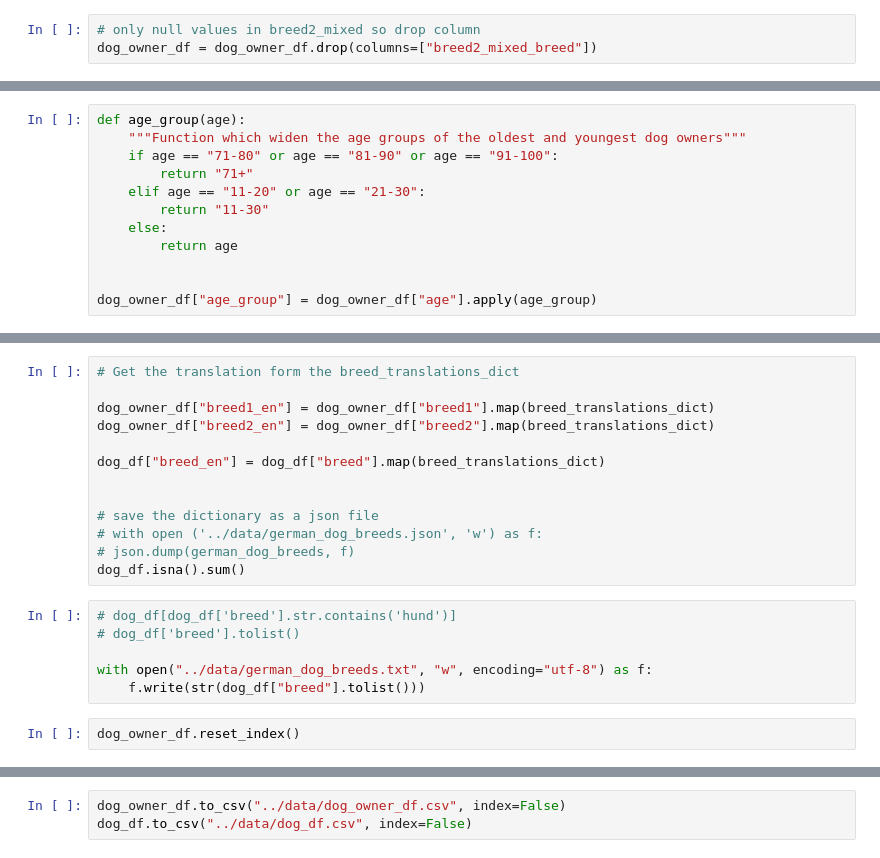
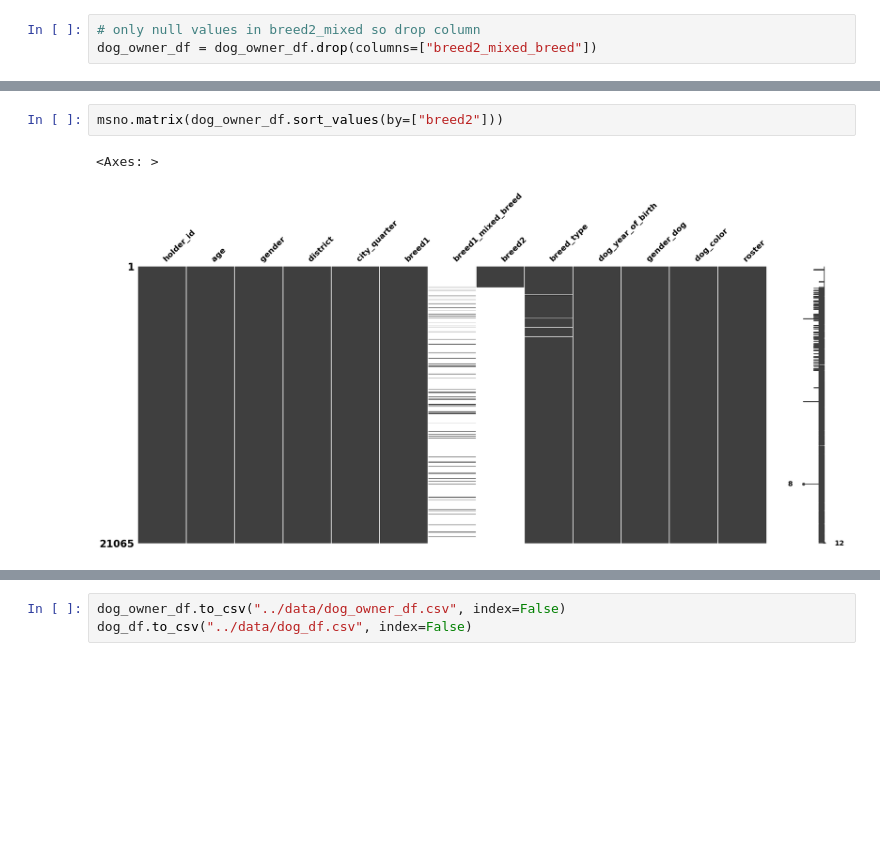
Before and after one commit to jonnross88/Springboard, a Jupyter notebook: u20_data_storytelling/dogs_of_zurich.ipynb, the cells around one changed output, grey strips where cells are left out. Drawn from its saved outputs; the diff is of its cells as text; blank space fills up the shorter version.

```diff
--- a/u20_data_storytelling/dogs_of_zurich.ipynb
+++ b/u20_data_storytelling/dogs_of_zurich.ipynb
@@ -204,12 +212,0 @@ dog_owner_df.sample(3)
-# %%
-def age_group(age):
-    """Function which widen the age groups of the oldest and youngest dog owners"""
-    if age == "71-80" or age == "81-90" or age == "91-100":
-        return "71+"
-    elif age == "11-20" or age == "21-30":
-        return "11-30"
-    else:
-        return age
-
-
-dog_owner_df["age_group"] = dog_owner_df["age"].apply(age_group)
@@ -271,21 +213,5 @@ breed_translations_dict = translate_app.translate_list(breed_set)
-# %%
-# Get the translation form the breed_translations_dict
-
-dog_owner_df["breed1_en"] = dog_owner_df["breed1"].map(breed_translations_dict)
-dog_owner_df["breed2_en"] = dog_owner_df["breed2"].map(breed_translations_dict)
-
-dog_df["breed_en"] = dog_df["breed"].map(breed_translations_dict)
-
-
-# save the dictionary as a json file
-# with open ('../data/german_dog_breeds.json', 'w') as f:
-# json.dump(german_dog_breeds, f)
-dog_df.isna().sum()
-# %%
-# dog_df[dog_df['breed'].str.contains('hund')]
-# dog_df['breed'].tolist()
-
-with open("../data/german_dog_breeds.txt", "w", encoding="utf-8") as f:
-    f.write(str(dog_df["breed"].tolist()))
-# %%
-dog_owner_df.reset_index()
+# %%
+msno.matrix(dog_owner_df.sort_values(by=["breed2"]))
+# %% [output]
+<Axes: >
+[figure, added]
```
Also changed, not shown: parts of 89 cells of this notebook, 12 other files.
